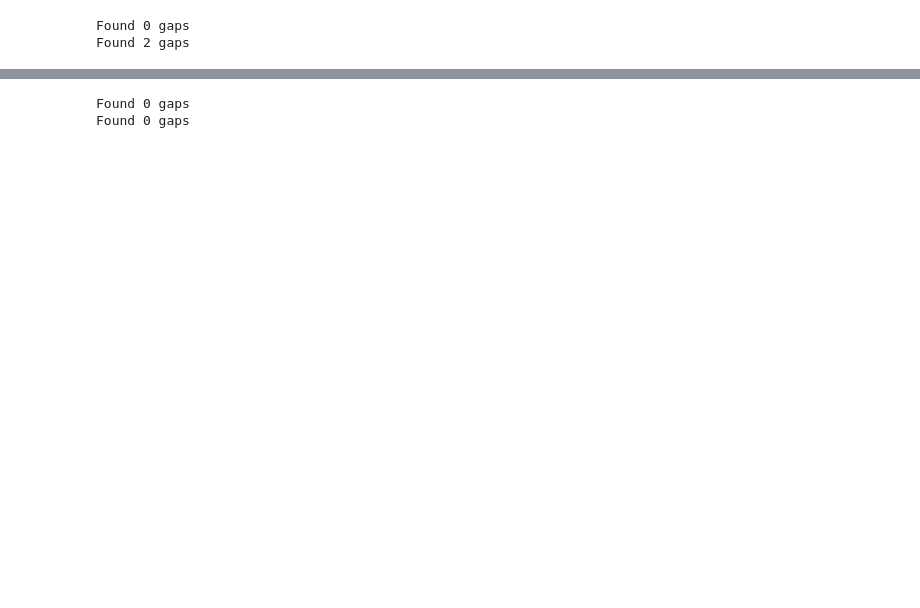
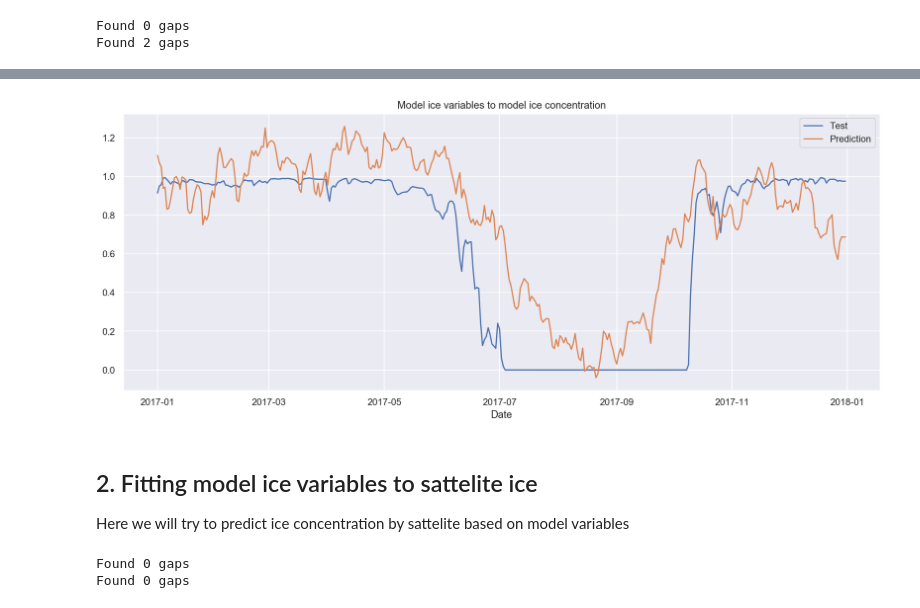
Before and after one commit to idrigo/arctic_ddmodeling, a Jupyter notebook: regression.ipynb, the cells around one changed output, grey strips where cells are left out. Cells and saved outputs as stored; diff of their text form; code cells hidden in the pictures; blank space fills up the shorter version.

```diff
--- a/regression.ipynb
+++ b/regression.ipynb
@@ -68,3 +61,13 @@ Here we will try to predict ice concentration based on model variables
+# %%
+# fit on other model variables
+fitter_model.define_target(target_var, model_var_list)
+fitter_model.linear_regression_prediction()
+fitter_model.lineplot('Model ice variables to model ice concentration')
+# %% [output]
+[figure, added]
+# %% [markdown]
+## 2. Fitting model ice variables to sattelite ice
+Here we will try to predict ice concentration by sattelite based on model variables
 # %%
 #preparing target data from sattelite
 myNC2016 = MyNetCDF(nc.Dataset('data/sattelite/conc_y2016.nc'))
```
Also changed, not shown: parts of 8 cells of this notebook, 3 other files.
